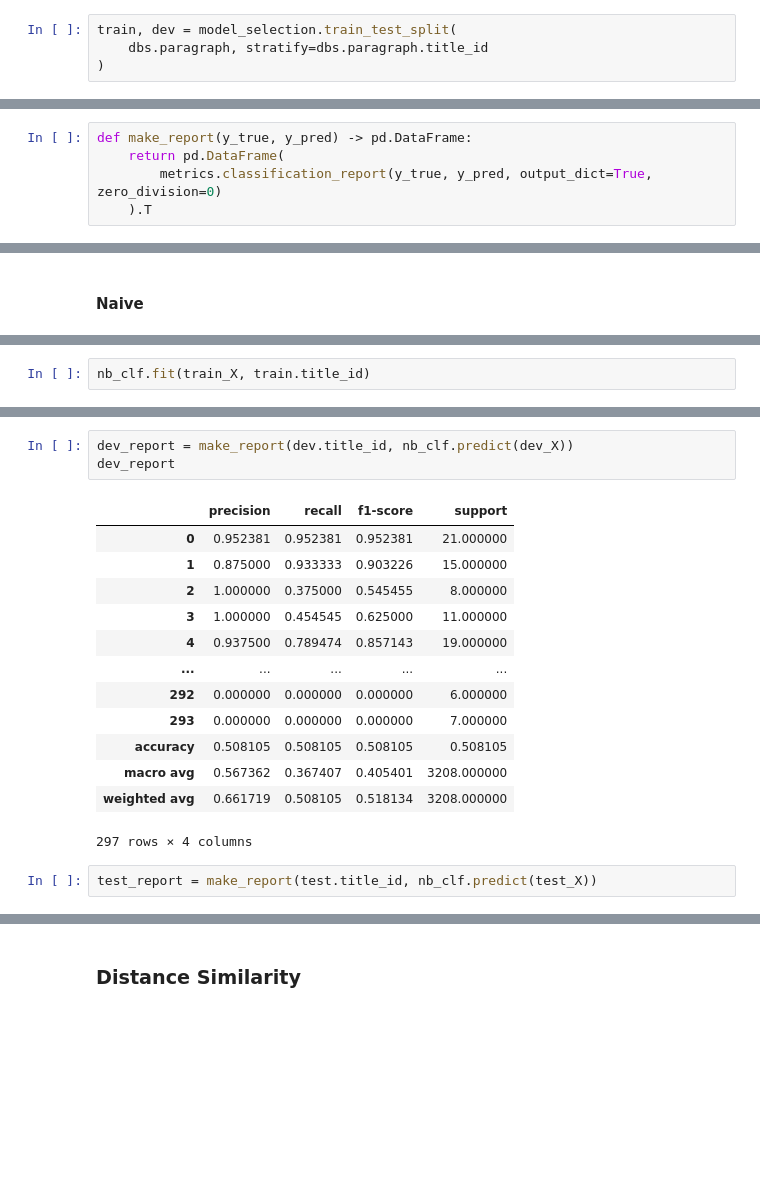
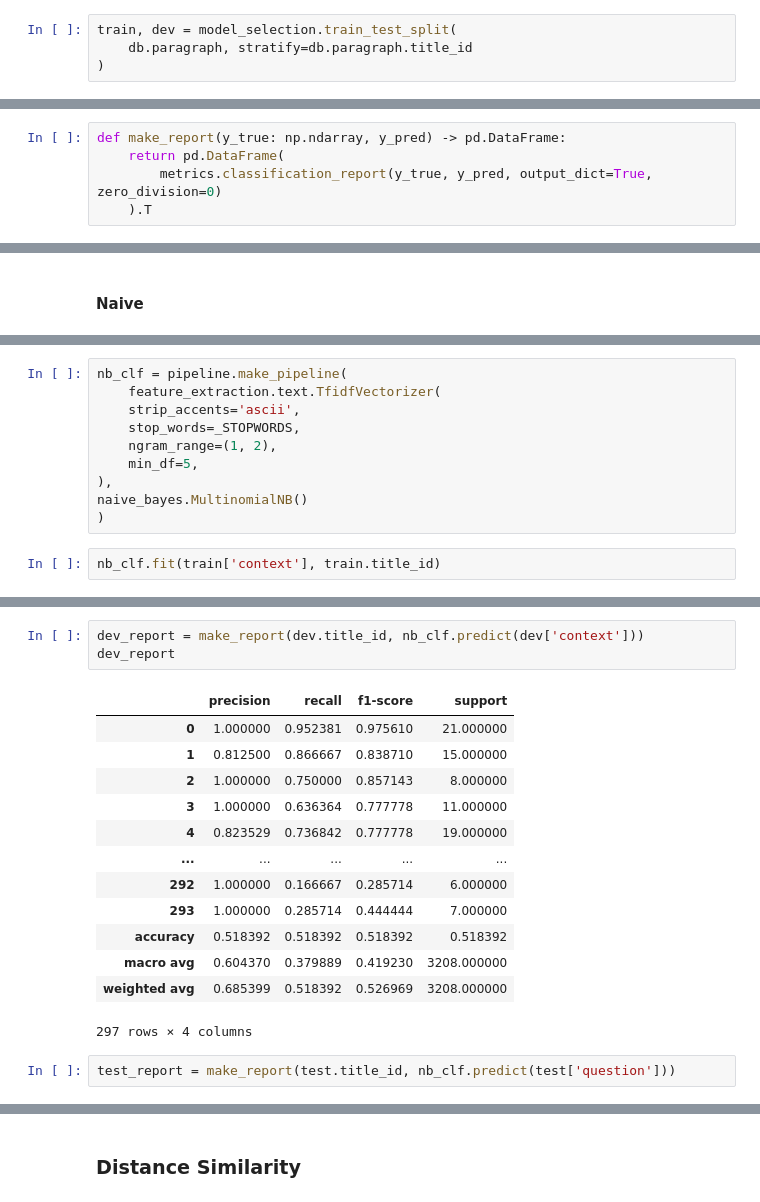
Before and after one commit to ShivnarenSrinivasan/autoreply, a Jupyter notebook: modeling/eda.ipynb, the cells around one changed output, grey strips where cells are left out. Saved outputs shown, nothing was run; the diff lists cells and outputs as text; blank space fills up the shorter version.

```diff
--- a/modeling/eda.ipynb
+++ b/modeling/eda.ipynb
@@ -154,5 +253,5 @@ db.answer
 ## Train Test
 # %%
 train, dev = model_selection.train_test_split(
-    dbs.paragraph, stratify=dbs.paragraph.title_id
+    db.paragraph, stratify=db.paragraph.title_id
 )
@@ -159,5 +260,5 @@ train, dev = model_selection.train_test_split(
 # %%
-def make_report(y_true, y_pred) -> pd.DataFrame:
+def make_report(y_true: np.ndarray, y_pred) -> pd.DataFrame:
     return pd.DataFrame(
         metrics.classification_report(y_true, y_pred, output_dict=True, zero_division=0)
     ).T
@@ -524,3 +908,13 @@ nb_clf = naive_bayes.MultinomialNB()
+# %%
+nb_clf = pipeline.make_pipeline(
+    feature_extraction.text.TfidfVectorizer(
+    strip_accents='ascii',
+    stop_words=_STOPWORDS,
+    ngram_range=(1, 2),
+    min_df=5,
+),
+naive_bayes.MultinomialNB()
+)
 # %%
-nb_clf.fit(train_X, train.title_id)
+nb_clf.fit(train['context'], train.title_id)
 # %% [output]
@@ -548,23 +949,23 @@ train_report
 297 rows × 4 columns
 # %%
-dev_report = make_report(dev.title_id, nb_clf.predict(dev_X))
+dev_report = make_report(dev.title_id, nb_clf.predict(dev['context']))
 dev_report
 # %% [output]
 |  | precision | recall | f1-score | support |
-| 0 | 0.952381 | 0.952381 | 0.952381 | 21.000000 |
-| 1 | 0.875000 | 0.933333 | 0.903226 | 15.000000 |
-| 2 | 1.000000 | 0.375000 | 0.545455 | 8.000000 |
-| 3 | 1.000000 | 0.454545 | 0.625000 | 11.000000 |
-| 4 | 0.937500 | 0.789474 | 0.857143 | 19.000000 |
+| 0 | 1.000000 | 0.952381 | 0.975610 | 21.000000 |
+| 1 | 0.812500 | 0.866667 | 0.838710 | 15.000000 |
+| 2 | 1.000000 | 0.750000 | 0.857143 | 8.000000 |
+| 3 | 1.000000 | 0.636364 | 0.777778 | 11.000000 |
+| 4 | 0.823529 | 0.736842 | 0.777778 | 19.000000 |
 | ... | ... | ... | ... | ... |
-| 292 | 0.000000 | 0.000000 | 0.000000 | 6.000000 |
-| 293 | 0.000000 | 0.000000 | 0.000000 | 7.000000 |
-| accuracy | 0.508105 | 0.508105 | 0.508105 | 0.508105 |
-| macro avg | 0.567362 | 0.367407 | 0.405401 | 3208.000000 |
-| weighted avg | 0.661719 | 0.508105 | 0.518134 | 3208.000000 |
+| 292 | 1.000000 | 0.166667 | 0.285714 | 6.000000 |
+| 293 | 1.000000 | 0.285714 | 0.444444 | 7.000000 |
+| accuracy | 0.518392 | 0.518392 | 0.518392 | 0.518392 |
+| macro avg | 0.604370 | 0.379889 | 0.419230 | 3208.000000 |
+| weighted avg | 0.685399 | 0.518392 | 0.526969 | 3208.000000 |
 297 rows × 4 columns
 # %%
-test_report = make_report(test.title_id, nb_clf.predict(test_X))
+test_report = make_report(test.title_id, nb_clf.predict(test['question']))
 # %%
 test_report
 # %% [output]
```
Also changed, not shown: parts of 178 cells of this notebook, 2 other files.
